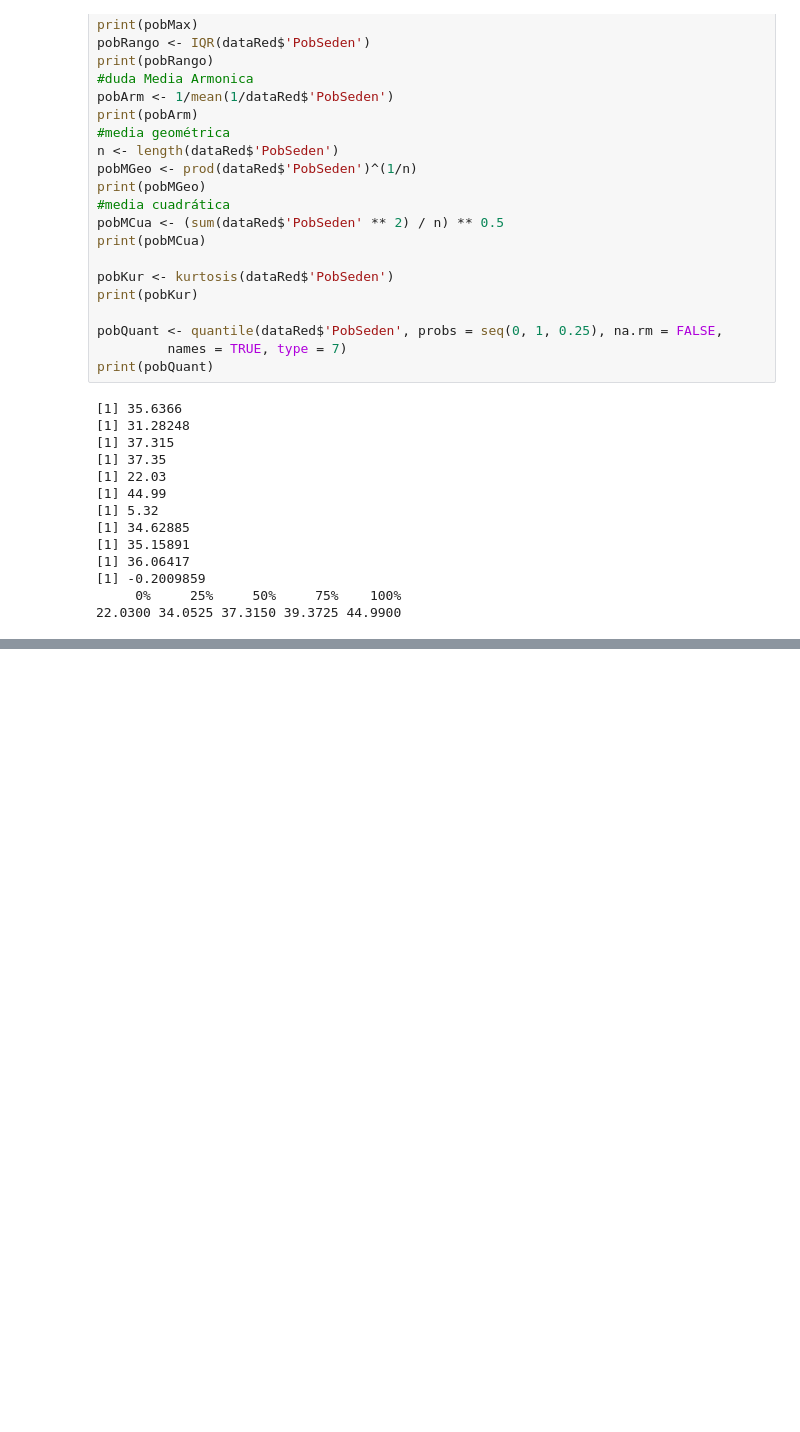
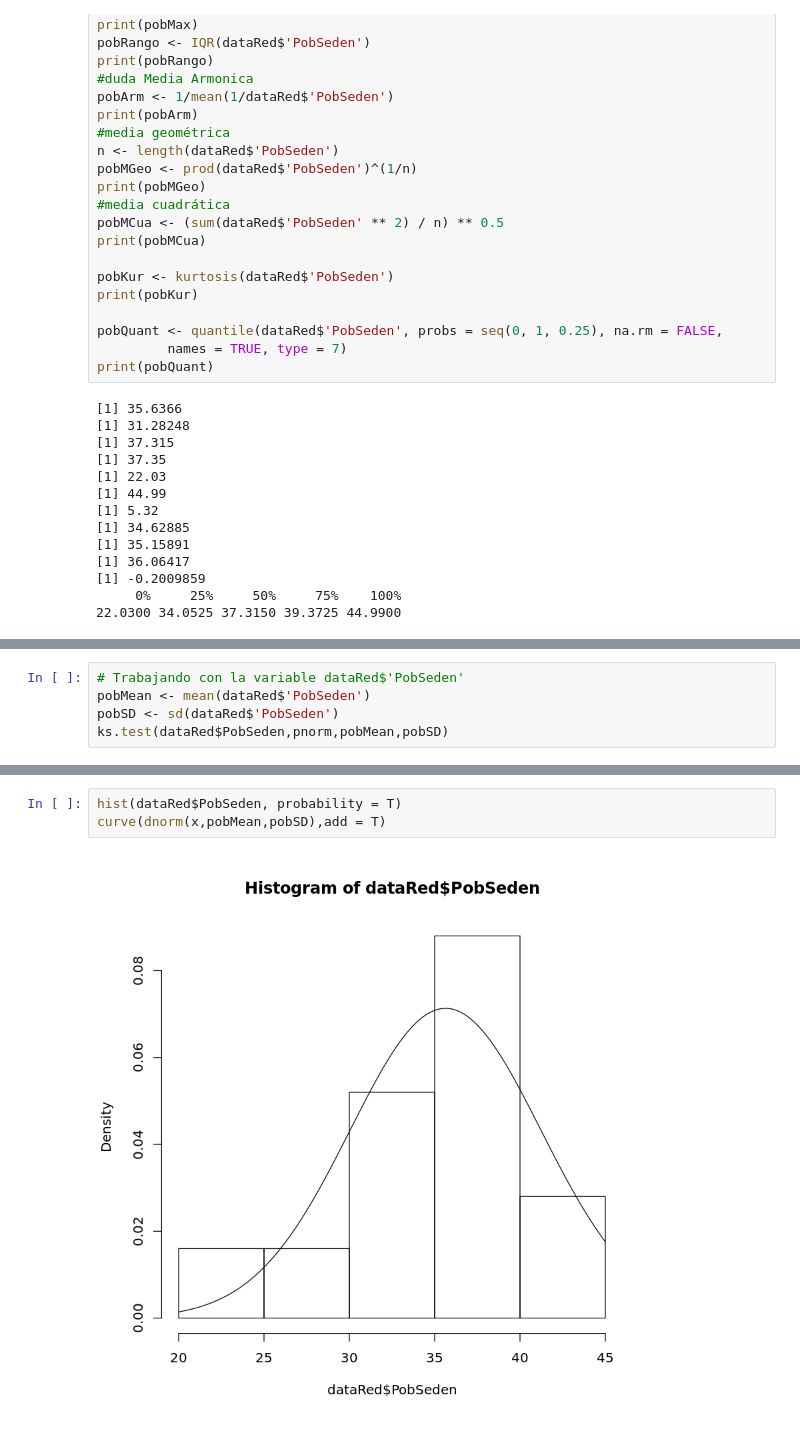
Before and after one commit to JohnyAngo/AnalisisDeDatos, a Jupyter notebook: Test.ipynb, the cells around one changed output, grey strips where cells are left out. Saved outputs shown, nothing was run; the diff lists cells and outputs as text; blank space fills up the shorter version.

```diff
--- a/Test.ipynb
+++ b/Test.ipynb
@@ -179,0 +357,5 @@ print(pobQuant)
+# %%
+# Trabajando con la variable dataRed$'PobSeden'
+pobMean <- mean(dataRed$'PobSeden')
+pobSD <- sd(dataRed$'PobSeden')
+ks.test(dataRed$PobSeden,pnorm,pobMean,pobSD)
@@ -179,0 +370,5 @@ print(pobQuant)
+# %%
+hist(dataRed$PobSeden, probability = T)
+curve(dnorm(x,pobMean,pobSD),add = T)
+# %% [output]
+[figure, added]
```
Also changed, not shown: parts of 26 cells of this notebook.
